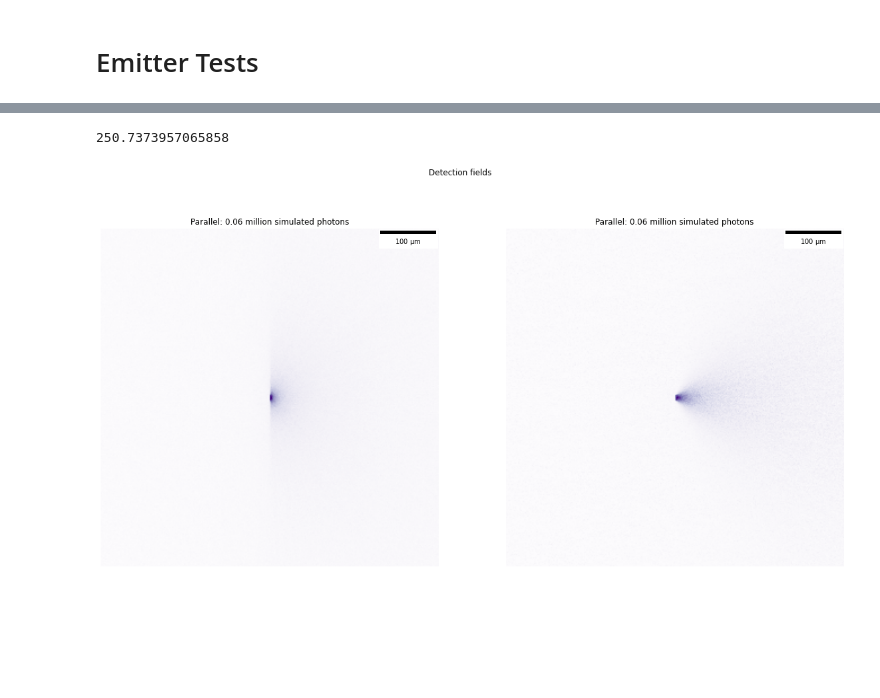
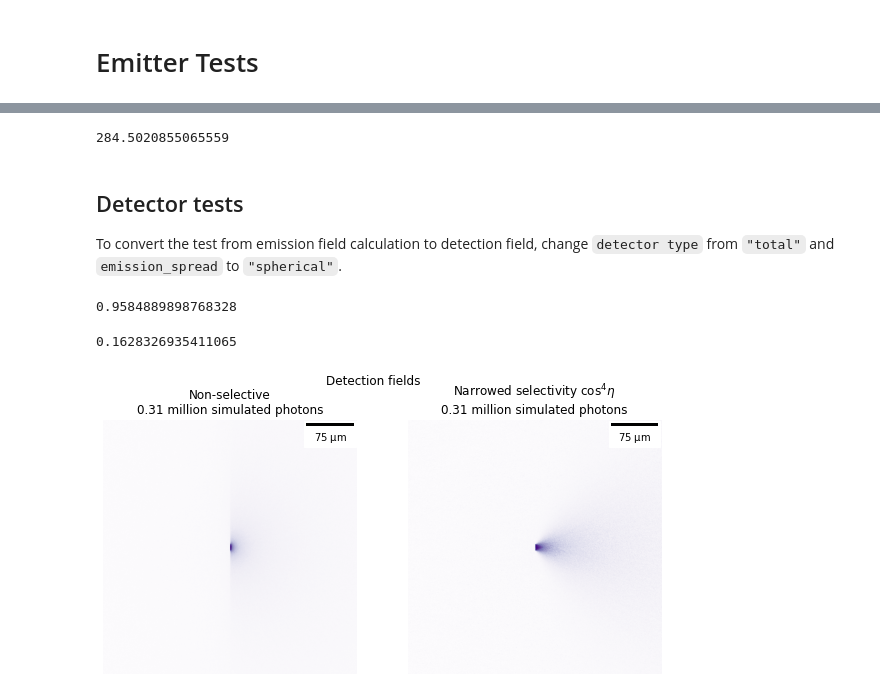
Before and after one commit to datajoint-company/neurophotonics, a Jupyter notebook: notebooks/LightSimulation.ipynb, the cells around one changed output, grey strips where cells are left out. Drawn from its saved outputs; the diff is of its cells as text; code cells hidden in the pictures; blank space fills up the shorter version.

```diff
--- a/notebooks/LightSimulation.ipynb
+++ b/notebooks/LightSimulation.ipynb
@@ -24,7 +22,7 @@ import tqdm
 # %%
 class Space:
 
-    def __init__(self, pitch=2, dims=(300, 300, 300),
+    def __init__(self, pitch=1, dims=(500, 500, 500),
                  emitter_shape="rect",
                  emitter_size=(10,10,0),
                  emission_spread="lambertian",
@@ -40,7 +38,7 @@ class Space:
         self.detector_type = detector_type
 
         # simulated photon packets: positions and directions
-        self.n = 8192   # photon packets at a time
+        self.n = 10_000   # photon packets at a time
         self.start_positions = np.empty((self.n, 3))  # (um) x, y, z
         self.positions = np.empty((self.n, 3))   # (um)   x, y, z
         self.directions = np.empty((self.n, 3))  # (um)   x, y, z
@@ -133,7 +131,7 @@ class Space:
             keep = np.all(np.logical_and(positions >= 0, positions < dims), axis=1)
             positions = positions[keep, :]
             indices = np.ravel_multi_index((positions[:,0], positions[:,1], positions[:,2]), self.volume.shape)
-            self.volume.ravel()[indices] += (self.detector_sensitivity() * lengths)[keep] / self.pitch / samples
+            self.volume.ravel()[indices] += (self.detector_sensitivity() * lengths)[keep] / samples / self.pitch**3
 
 
     def hop(self):
@@ -146,8 +144,10 @@ class Space:
         self.accumulate(self.positions, new_positions, lengths)
         self.positions = new_positions
 
-        # absorb
-        absorbed = np.random.rand(self.n) < self.absorb_ratio
+        # absorb or escape
+        max_distance = 2000   # consider photons lost if they are more than 2 mm away
+        absorbed = np.logical_or(np.random.rand(self.n) < self.absorb_ratio,
+                                 (new_positions**2).sum(axis=1) > max_distance**2)
         self.emit(absorbed)  # eliminate and absorb new ones
         self.total_count += absorbed.sum()
 
@@ -167,7 +167,7 @@ class Space:
 
     def run(self, hops=100):
         self.emit(np.ones(self.n, dtype=np.bool))
-        for _ in tqdm.tqdm(range(hops)):
+        for _ in tqdm.tqdm(range(hops), miniters=20):
             self.hop()
         # at the end, the values in volumes depict the photon flux per um^2 per emitted photons
         self.volume /= self.total_count
@@ -180,7 +180,7 @@ class Space:
         axis.axis(False)
         scale_bar = ScaleBar(self.pitch*1e-6)
         axis.add_artist(scale_bar)
-        title = f"{title}: {space.total_count/1e6:0.2f} million simulated photons"
+        title = f"{title}\n{space.total_count/1e6:0.2f} million simulated photons"
         axis.set_title(title)
 # %% [markdown]
 # Emitter Tests
@@ -222,23 +222,30 @@ space.plot(next(ax), "Lambertian narrowed to $1/3$, steered by $60^\circ$", gamm
 # %%
-space.volume.sum()  # average distance traveled within the volume
+space.volume.sum() * space.pitch**3  # average distance traveled within the volume
 # %% [output]
-250.7373957065858
+284.5020855065559
+# %% [markdown]
+## Detector tests
+To convert the test from emission field calculation to detection field, change `detector type` from `"total"` and `emission_spread` to `"spherical"`.
 # %%
-fig, ax = plt.subplots(1, 2, figsize=(20, 10))
+fig, ax = plt.subplots(1, 2, figsize=(10, 5))
 ax = iter(ax.flatten())
 
 fig.suptitle('Detection fields')
 
 display_gamma = 0.7
 iterations = 1000
 cmap = 'Purples'
 
 space = Space(detector_type="one-sided", emission_spread="spherical")
 space.run(iterations)
-space.plot(next(ax), "Parallel", gamma=display_gamma, cmap=cmap)
+space.plot(next(ax), "Non-selective", gamma=display_gamma, cmap=cmap)
+print(space.volume.max()*100)
 
 space = Space(detector_type="narrowed", emission_spread="spherical")
 space.run(iterations)
-space.plot(next(ax), "Parallel", gamma=display_gamma, cmap=cmap)
+space.plot(next(ax), "Narrowed selectivity $\cos^4 \eta$", gamma=display_gamma, cmap=cmap)
+print(space.volume.max()*100)
 # %% [output]
+0.9584889898768328
+0.1628326935411065
-[figure, old version]
+[figure, new version]
```
Also changed, not shown: parts of 2 cells of this notebook.
